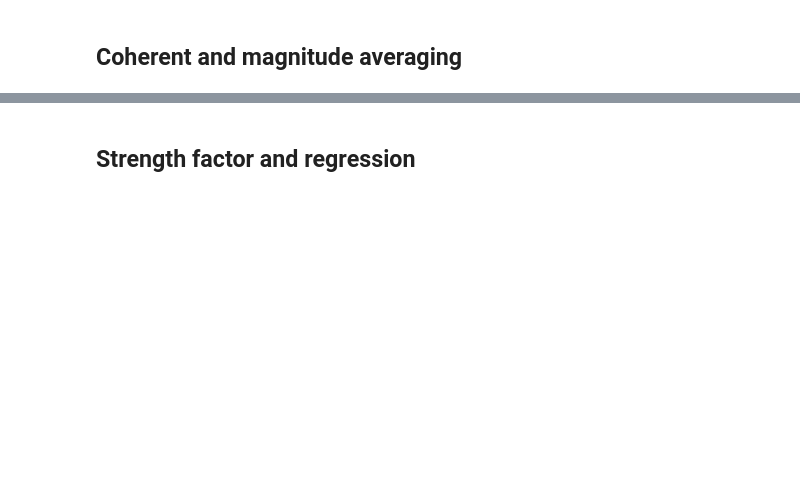
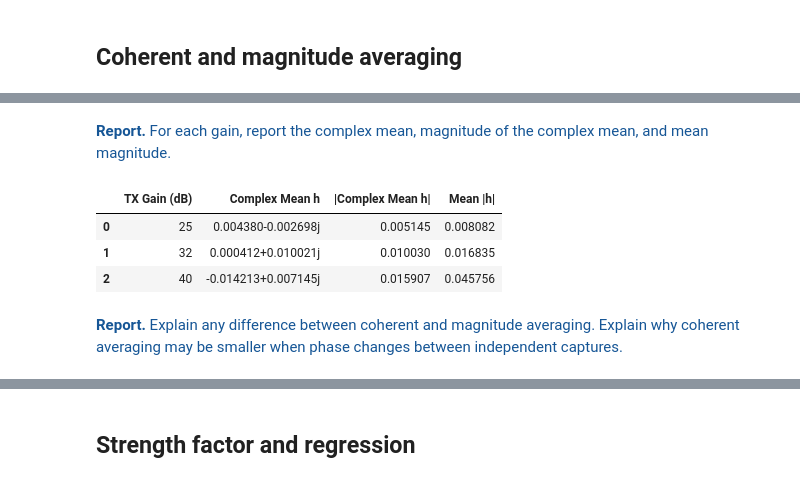
Before and after one commit to 48774861/Embedded-Wireless-Design-Labs, a Jupyter notebook: Lab4/Lab4_Task4_Channel_Experiments_Student.ipynb, the cells around one changed output, grey strips where cells are left out. Drawn from its saved outputs; the diff is of its cells as text; code cells hidden in the pictures; blank space fills up the shorter version.

```diff
--- a/Lab4/Lab4_Task4_Channel_Experiments_Student.ipynb
+++ b/Lab4/Lab4_Task4_Channel_Experiments_Student.ipynb
@@ -62,0 +142,21 @@ print("mean magnitude:", mean_magnitude)
+# %% [markdown]
+<span style="color:#165696"><b>Report.</b> For each gain, report the complex mean, magnitude of the complex mean, and mean magnitude. </span>
+# %%
+summary_df = pd.DataFrame([
+    {
+        "TX Gain (dB)": summary["tx_gain_db"],
+        "Complex Mean h": summary["complex_mean"],
+        "|Complex Mean h|": summary["magnitude_of_mean"],
+        "Mean |h|": summary["mean_magnitude"],
+    }
+    for summary in result["summaries"]
+])
+
+display(summary_df.round({"|Complex Mean h|": 6, "Mean |h|": 6}))
+# %% [output]
+|  | TX Gain (dB) | Complex Mean h | |Complex Mean h| | Mean |h| |
+| 0 | 25 | 0.004380-0.002698j | 0.005145 | 0.008082 |
+| 1 | 32 | 0.000412+0.010021j | 0.010030 | 0.016835 |
+| 2 | 40 | -0.014213+0.007145j | 0.015907 | 0.045756 |
+# %% [markdown]
+<span style="color:#165696"><b>Report.</b> Explain any difference between coherent and magnitude averaging. Explain why coherent averaging may be smaller when phase changes between independent captures. </span>
```
Also changed, not shown: parts of 15 cells of this notebook, 31 other files.
